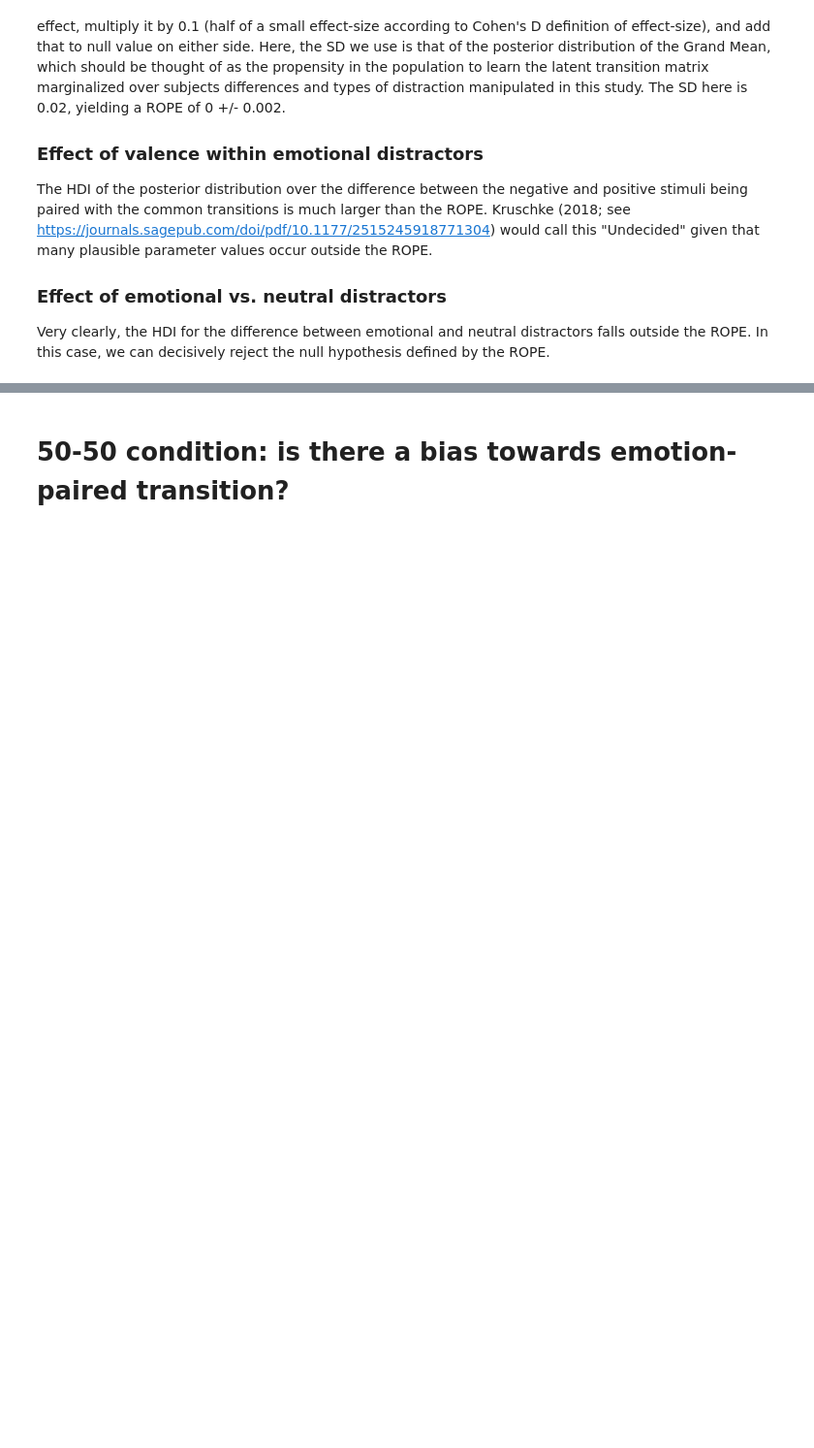
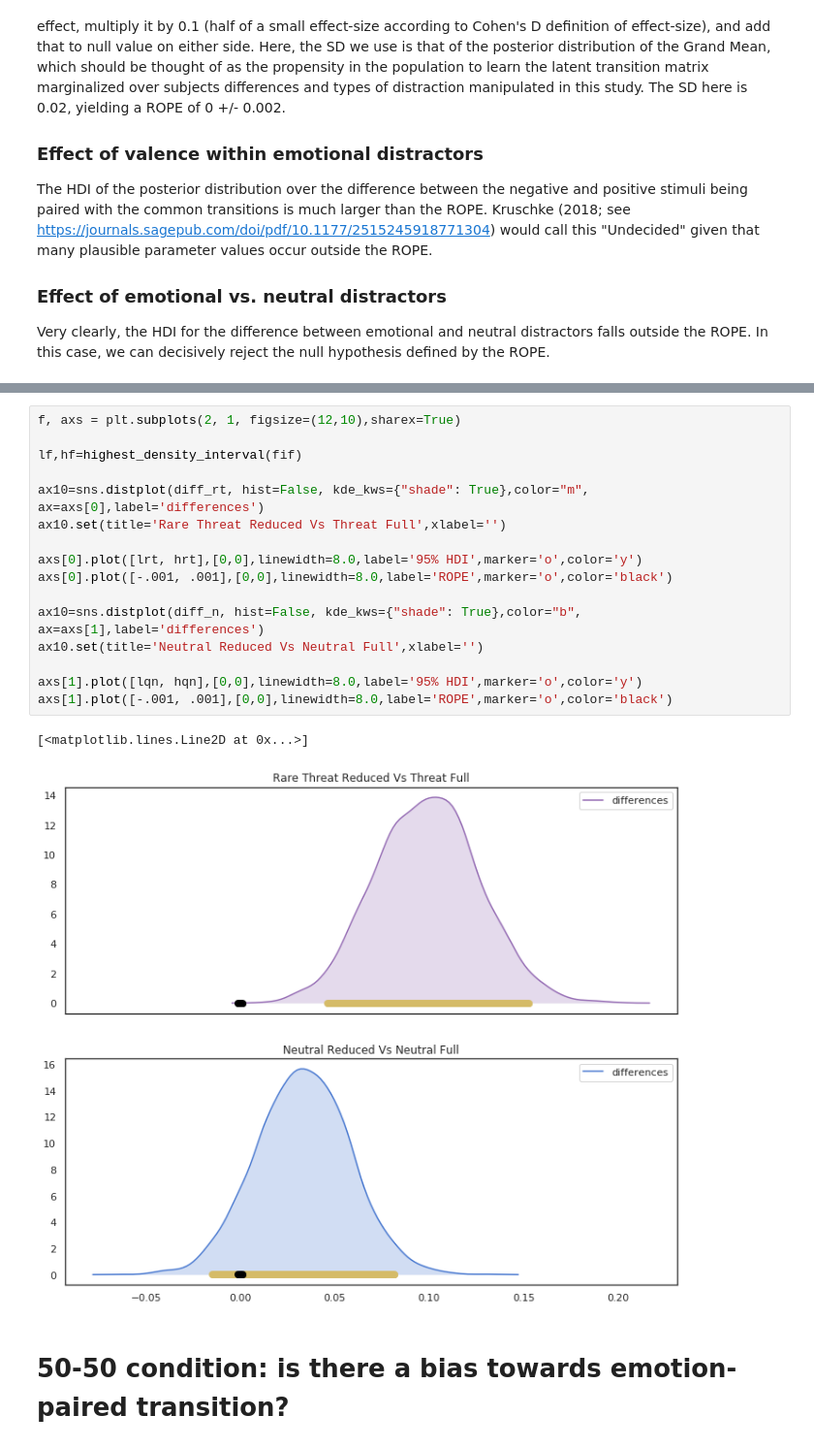
Before and after one commit to psharp1289/MBLearning_Worry_MPC, a Jupyter notebook: full_study/bayesian_models.ipynb, the cells around one changed output, grey strips where cells are left out. Shown at 97% size. Saved outputs shown, nothing was run; the diff lists cells and outputs as text; blank space fills up the shorter version.

```diff
--- a/full_study/bayesian_models.ipynb
+++ b/full_study/bayesian_models.ipynb
@@ -797,3 +876,22 @@ LE : -0.33889549367307126
+# %%
+f, axs = plt.subplots(2, 1, figsize=(12,10),sharex=True)
+
+lf,hf=highest_density_interval(fif)
+
+ax10=sns.distplot(diff_rt, hist=False, kde_kws={"shade": True},color="m", ax=axs[0],label='differences')
+ax10.set(title='Rare Threat Reduced Vs Threat Full',xlabel='')
+
+axs[0].plot([lrt, hrt],[0,0],linewidth=8.0,label='95% HDI',marker='o',color='y')
+axs[0].plot([-.001, .001],[0,0],linewidth=8.0,label='ROPE',marker='o',color='black')
+
+ax10=sns.distplot(diff_n, hist=False, kde_kws={"shade": True},color="b", ax=axs[1],label='differences')
+ax10.set(title='Neutral Reduced Vs Neutral Full',xlabel='')
+
+axs[1].plot([lqn, hqn],[0,0],linewidth=8.0,label='95% HDI',marker='o',color='y')
+axs[1].plot([-.001, .001],[0,0],linewidth=8.0,label='ROPE',marker='o',color='black')
+# %% [output]
+[<matplotlib.lines.Line2D at 0x...>]
+[figure, added]
 # %% [markdown]
 # 50-50 condition: is there a bias towards emotion-paired transition?
 # %%
```
Also changed, not shown: parts of 9 cells of this notebook.
